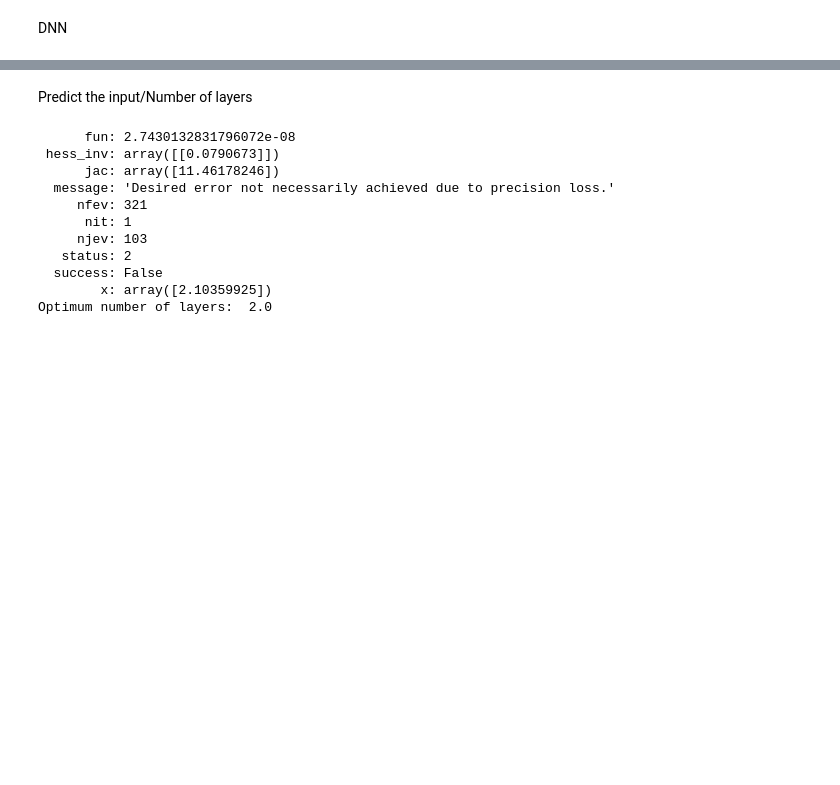
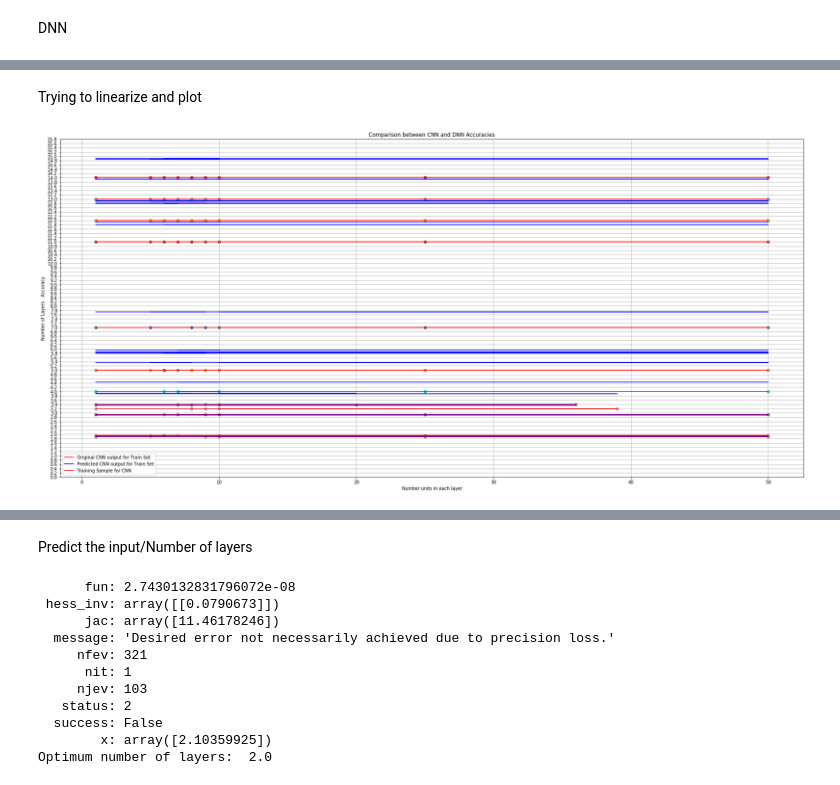
Before and after one commit to ShashankKamath/AutoML, a Jupyter notebook: CNNwithDNN.ipynb, the cells around one changed output, grey strips where cells are left out. Drawn from its saved outputs; the diff is of its cells as text; code cells hidden in the pictures; blank space fills up the shorter version.

```diff
--- a/CNNwithDNN.ipynb
+++ b/CNNwithDNN.ipynb
@@ -505,0 +476,2 @@ ValueError: ignored
+# %% [markdown]
+Trying to linearize and plot
@@ -505,0 +485,46 @@ ValueError: ignored
+# %%
+import matplotlib.pyplot as plt
+import numpy as np
+
+x_test = [[7, [1, 9, 8, 8, 9, 9, 5, 1, 25, 50, 10]], [12, [1, 5, 5, 7, 6, 6, 7, 6, 6, 10, 7, 6, 1, 25, 50, 10]], [5, [1, 9, 6, 8, 10, 1, 25, 50, 10]], [11, [1, 10, 6, 10, 7, 10, 10, 6, 10, 6, 8, 1, 25, 50, 10]], [5, [1, 7, 10, 8, 6, 1, 25, 50, 10]],[5, [1, 10, 6, 9, 6, 1, 25, 50, 10]], [3, [1, 8, 9, 1, 1, 39, 10]], [5, [1, 5, 10, 5, 7, 1, 25, 50, 10]], [1, [1, 9, 1, 25, 50, 10]], [5, [1, 9, 7, 9, 9, 1, 25, 50, 10]],[14, [1, 10, 9, 9, 6, 6, 6, 6, 6, 8, 5, 6, 5, 6, 1, 25, 50, 10]], [12, [1, 9, 9, 9, 7, 5, 5, 6, 10, 6, 9, 9, 1, 25, 50, 10]], [12, [1, 7, 5, 6, 9, 8, 7, 10, 8, 5, 7, 6, 1, 25, 50, 10]], [14, [1, 5, 8, 7, 7, 10, 5, 6, 8, 6, 5, 9, 7, 5, 1, 25, 50, 10]], [12, [1, 10, 6, 5, 9, 5, 9, 5, 5, 6, 7, 8, 1, 25, 50, 10]], [11, [1, 10, 8, 5, 8, 8, 10, 6, 6, 5, 9, 1, 25, 50, 10]], [13, [1, 10, 5, 7, 7, 9, 10, 9, 6, 9, 5, 6, 10, 1, 25, 50, 10]], [13, [1, 6, 5, 7, 9, 8, 6, 5, 6, 7, 5, 6, 10, 1, 25, 50, 10]], [12, [1, 7, 9, 5, 8, 5, 6, 7, 10, 7, 9, 8, 1, 25, 50, 10]], [13, [1, 8, 8, 7, 9, 9, 10, 5, 9, 9, 8, 7, 5, 1, 25, 50, 10]],[3, [1, 8, 7, 1, 1, 20, 10]], [2, [1, 6, 1, 25, 50, 10]], [2, [1, 9, 1, 25, 50, 10]], [1, [1, 5, 1, 25, 50, 10]], [2, [1, 7, 1, 25, 50, 10]], [1, [1, 6, 1, 25, 50, 10]], [1, [1, 7, 1, 25, 50, 10]], [3, [1, 7, 9, 1, 1, 36, 10]], [5, [1, 8, 8, 5, 9, 1, 25, 50, 10]], [4, [1, 6, 10, 7, 1, 25, 50, 10]]]
+
+y_test = [[0], [0], [0], [0], [0],[0], [19], [0], [88], [0],[0], [0], [0], [0], [0], [0], [0], [0], [0], [0],[38], [92], [93], [93], [93], [94], [94], [40], [0], [0]]
+
+layers=[]
+layer_value=[]
+for lis in x_test:
+  layers.append(lis[0])
+  layer_value.append(Remove(lis[1]))
+
+y=[]
+y_predict=[]
+# print(layers)
+# print(layer_value)
+for i in range(len(layers)):
+  y.append(layers[i]+float(y_test[i][0]/100))
+  y_predict.append(layers[i]+float(Y_pred[i][0]/100))
+# print(y_predict)
+# print(layer_value[1])
+
+x=list(range(0, 60))
+fig = plt.figure(figsize=(30,14))
+for i in range(len(layer_value)):
+  yplot=[y[i]]*len(layer_value[i])
+  y_pred_plot=[y_predict[i]]*len(layer_value[i])
+  # print(yplot)
+  plt.scatter(layer_value[i],yplot)
+  plt.plot(layer_value[i],yplot,'r',label='Original CNN output for Train Set')
+  plt.plot(layer_value[i],y_pred_plot,'b',label='Predicted CNN output for Train Set')
+# plt.scatter(layers, y.numpy())
+# plt.plot(layers, y.numpy(), 'r',label='Original CNN output for Train Set')
+# plt.plot(layers, Y_pred.detach().numpy(), 'b',label='Predicted CNN output for Train Set')
+plt.xlabel('Number units in each layer')
+plt.ylabel('Number of Layers . Accuracy')
+plt.title("Comparison between CNN and DNN Accuracies")
+# plt.xticks(np.arange(min(layers), max(layers)+1, 1.0))
+plt.yticks(np.arange(0, 16, 0.2))
+plt.gca().legend(('Original CNN output for Train Set','Predicted CNN output for Train Set','Training Sample for CNN'))
+plt.gca().grid()
+plt.show()
+# %% [output]
+[figure, added]
```
Also changed, not shown: parts of 10 cells of this notebook.
